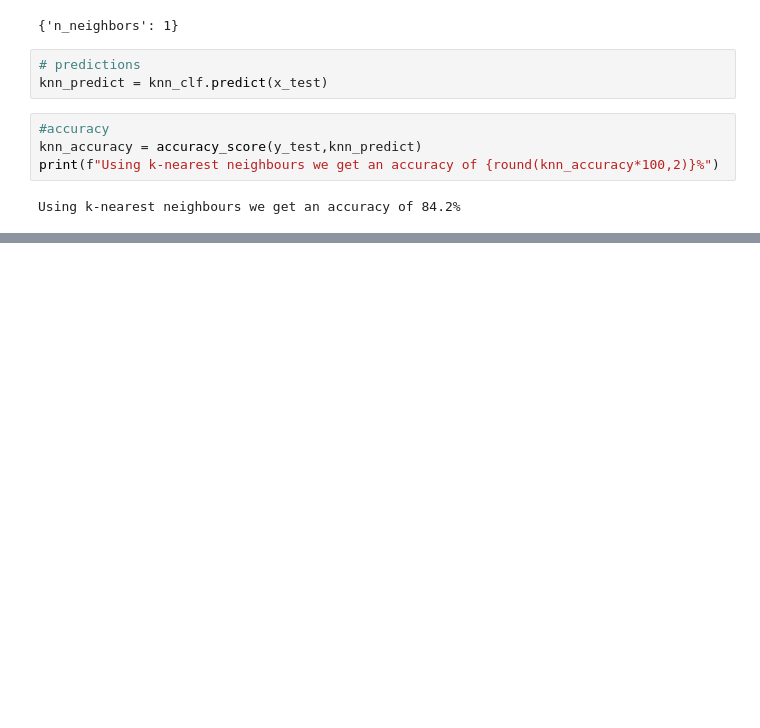
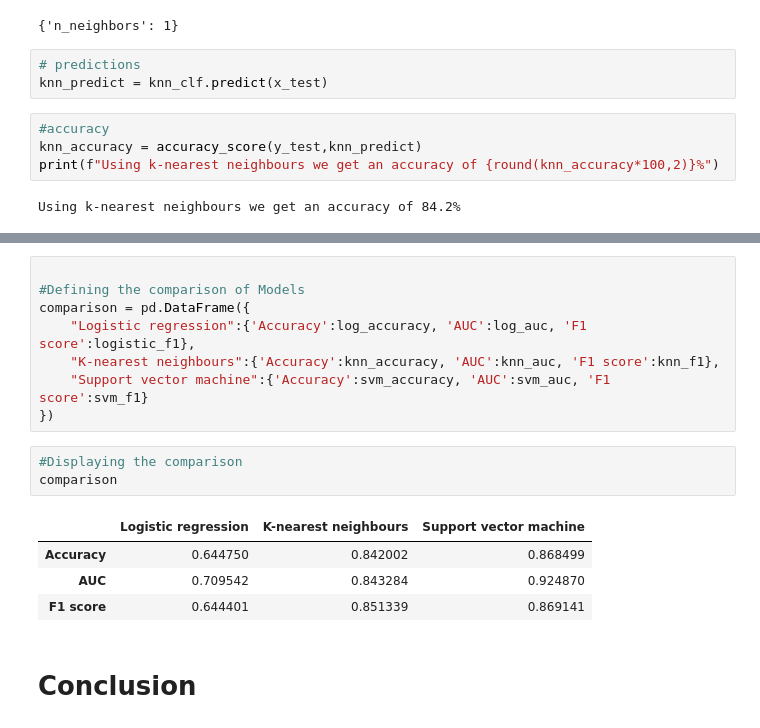
Before and after one commit to prav87654/Classification-Cardiovascular-risk-prediction, a Jupyter notebook: Classification_model_Praveen_S.ipynb, the cells around one changed output, grey strips where cells are left out. Saved outputs shown, nothing was run; the diff lists cells and outputs as text; blank space fills up the shorter version.

```diff
--- a/Classification_model_Praveen_S.ipynb
+++ b/Classification_model_Praveen_S.ipynb
@@ -585,0 +684,18 @@ plt.show()
+# %%
+
+#Defining the comparison of Models
+comparison = pd.DataFrame({
+    "Logistic regression":{'Accuracy':log_accuracy, 'AUC':log_auc, 'F1 score':logistic_f1},
+    "K-nearest neighbours":{'Accuracy':knn_accuracy, 'AUC':knn_auc, 'F1 score':knn_f1},
+    "Support vector machine":{'Accuracy':svm_accuracy, 'AUC':svm_auc, 'F1 score':svm_f1}
+})
+# %%
+#Displaying the comparison
+comparison
+# %% [output]
+|  | Logistic regression | K-nearest neighbours | Support vector machine |
+| Accuracy | 0.644750 | 0.842002 | 0.868499 |
+| AUC | 0.709542 | 0.843284 | 0.924870 |
+| F1 score | 0.644401 | 0.851339 | 0.869141 |
+# %% [markdown]
+# **Conclusion**
```
Also changed, not shown: parts of 31 cells of this notebook.
